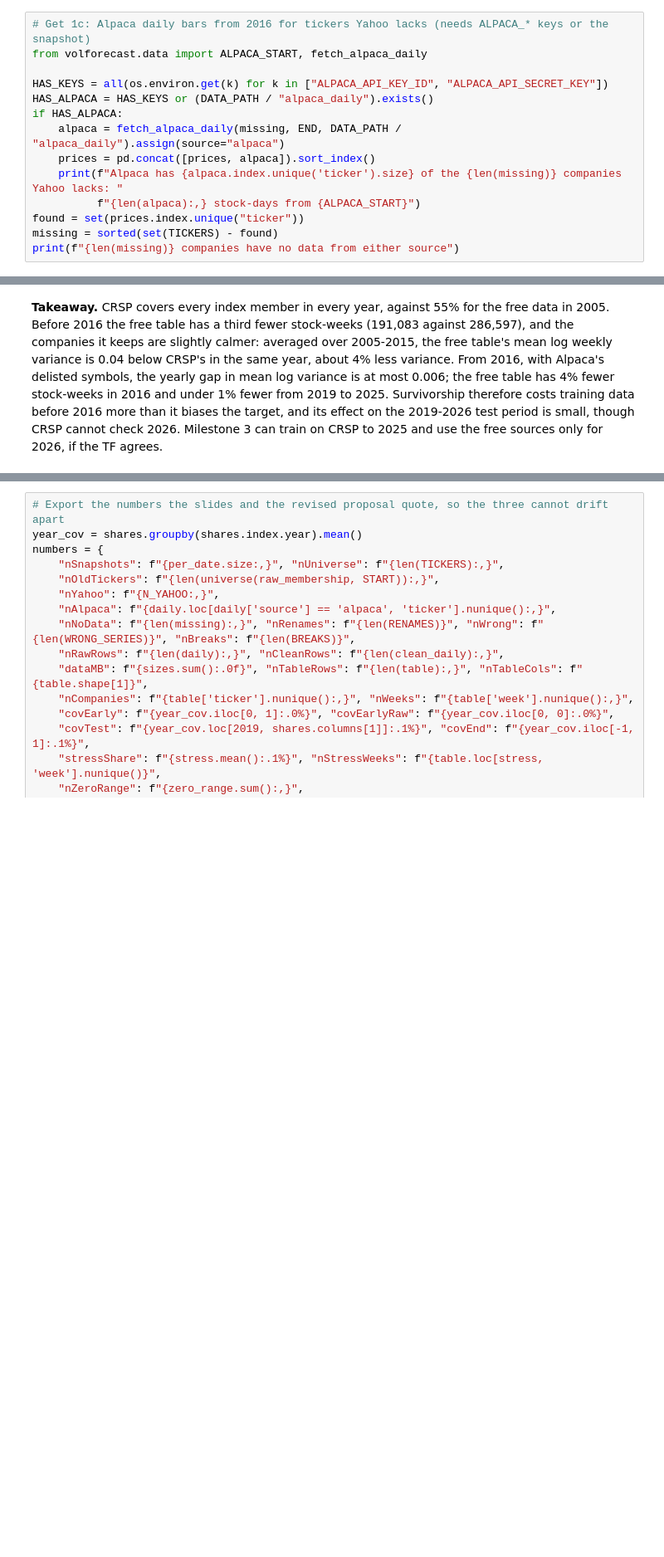
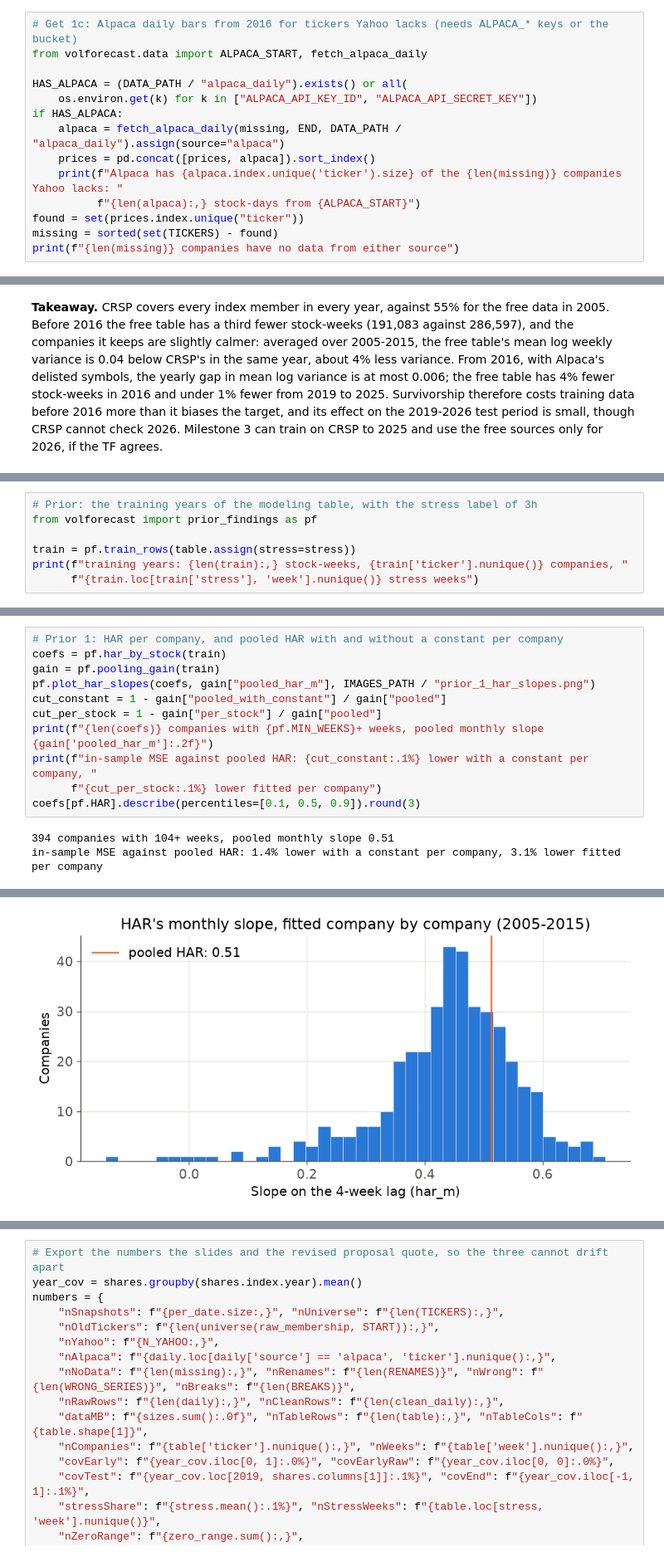
Before and after one commit to qqgjyx/AC-209A_VolForecast, a Jupyter notebook: ms2.ipynb, the cells around one changed output, grey strips where cells are left out. Shown at 83% size. Cells and saved outputs as stored; diff of their text form; blank space fills up the shorter version.

```diff
--- a/ms2.ipynb
+++ b/ms2.ipynb
@@ -106,11 +107,11 @@ print(f"missing, e.g.: {missing[:10]}")
 3,208,209 stock-days; Yahoo has 677 of 950 companies
 missing, e.g.: ['AABA', 'ABKFQ', 'ABMD', 'ABS', 'ACAS', 'ACS', 'AET', 'AGN', 'AKS', 'ALTR']
 # %%
-# Get 1c: Alpaca daily bars from 2016 for tickers Yahoo lacks (needs ALPACA_* keys or the snapshot)
+# Get 1c: Alpaca daily bars from 2016 for tickers Yahoo lacks (needs ALPACA_* keys or the bucket)
 from volforecast.data import ALPACA_START, fetch_alpaca_daily
 
-HAS_KEYS = all(os.environ.get(k) for k in ["ALPACA_API_KEY_ID", "ALPACA_API_SECRET_KEY"])
-HAS_ALPACA = HAS_KEYS or (DATA_PATH / "alpaca_daily").exists()
+HAS_ALPACA = (DATA_PATH / "alpaca_daily").exists() or all(
+    os.environ.get(k) for k in ["ALPACA_API_KEY_ID", "ALPACA_API_SECRET_KEY"])
 if HAS_ALPACA:
     alpaca = fetch_alpaca_daily(missing, END, DATA_PATH / "alpaca_daily").assign(source="alpaca")
     prices = pd.concat([prices, alpaca]).sort_index()
@@ -629,0 +642,7 @@ the free sources only for 2026, if the TF agrees.
+# %%
+# Prior: the training years of the modeling table, with the stress label of 3h
+from volforecast import prior_findings as pf
+
+train = pf.train_rows(table.assign(stress=stress))
+print(f"training years: {len(train):,} stock-weeks, {train['ticker'].nunique()} companies, "
+      f"{train.loc[train['stress'], 'week'].nunique()} stress weeks")
@@ -629,0 +653,14 @@ the free sources only for 2026, if the TF agrees.
+# %%
+# Prior 1: HAR per company, and pooled HAR with and without a constant per company
+coefs = pf.har_by_stock(train)
+gain = pf.pooling_gain(train)
+pf.plot_har_slopes(coefs, gain["pooled_har_m"], IMAGES_PATH / "prior_1_har_slopes.png")
+cut_constant = 1 - gain["pooled_with_constant"] / gain["pooled"]
+cut_per_stock = 1 - gain["per_stock"] / gain["pooled"]
+print(f"{len(coefs)} companies with {pf.MIN_WEEKS}+ weeks, pooled monthly slope {gain['pooled_har_m']:.2f}")
+print(f"in-sample MSE against pooled HAR: {cut_constant:.1%} lower with a constant per company, "
+      f"{cut_per_stock:.1%} lower fitted per company")
+coefs[pf.HAR].describe(percentiles=[0.1, 0.5, 0.9]).round(3)
+# %% [output]
+394 companies with 104+ weeks, pooled monthly slope 0.51
+in-sample MSE against pooled HAR: 1.4% lower with a constant per company, 3.1% lower fitted per company
@@ -629,0 +676 @@ the free sources only for 2026, if the TF agrees.
+[figure, added]
```
Also changed, not shown: parts of 31 cells of this notebook, 10 other files.
